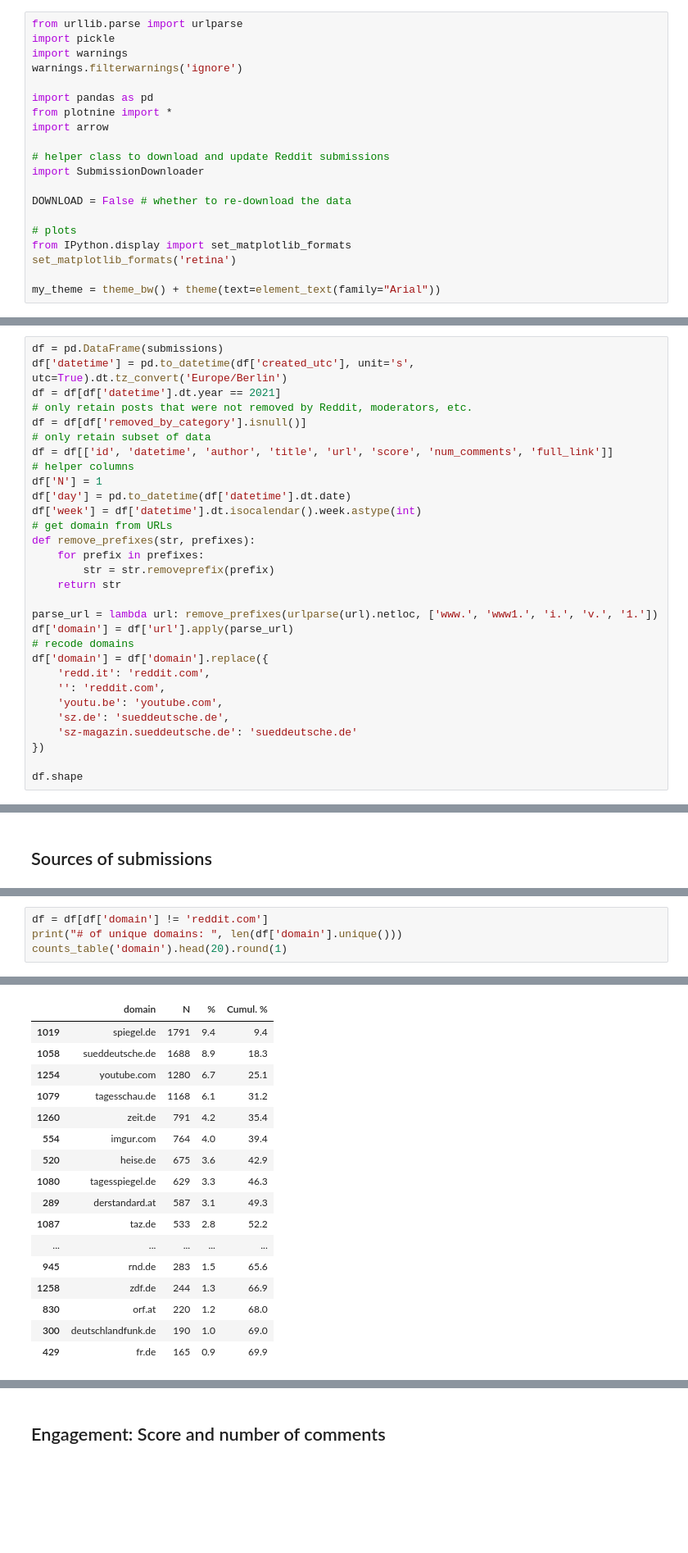
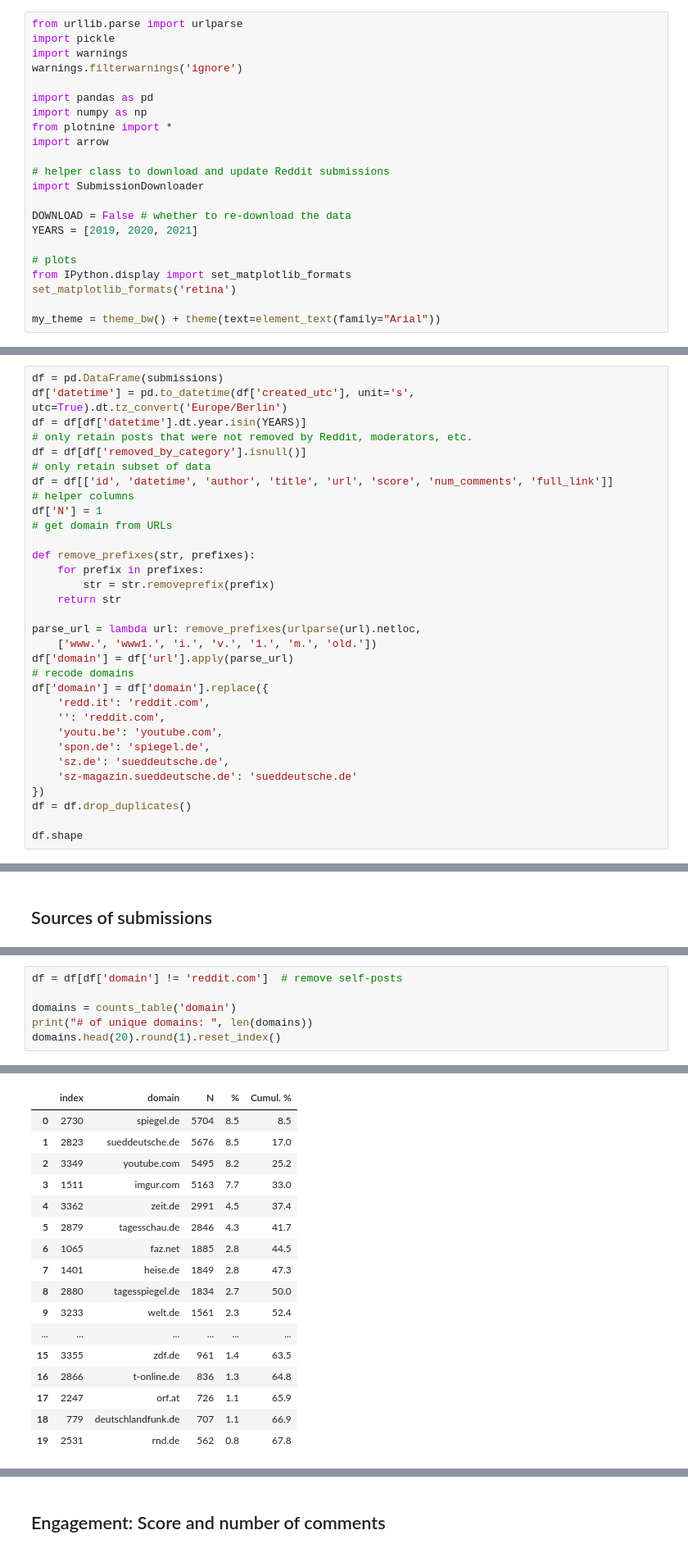
Before and after one commit to elbersb/reddit_media, a Jupyter notebook: reddit_analysis.ipynb, the cells around one changed output, grey strips where cells are left out. Shown at 82% size. Drawn from its saved outputs; the diff is of its cells as text; blank space fills up the shorter version.

```diff
--- a/reddit_analysis.ipynb
+++ b/reddit_analysis.ipynb
@@ -27,6 +27,7 @@ import warnings
 warnings.filterwarnings('ignore')
 
 import pandas as pd
+import numpy as np
 from plotnine import *
 import arrow
 
@@ -34,6 +35,7 @@ import arrow
 import SubmissionDownloader
 
 DOWNLOAD = False # whether to re-download the data
+YEARS = [2019, 2020, 2021]
 
 # plots
 from IPython.display import set_matplotlib_formats
@@ -72,31 +82,33 @@ All submissions that were deleted by Reddit or the moderators are also removed f
 # %%
 df = pd.DataFrame(submissions)
 df['datetime'] = pd.to_datetime(df['created_utc'], unit='s', utc=True).dt.tz_convert('Europe/Berlin')
-df = df[df['datetime'].dt.year == 2021]
+df = df[df['datetime'].dt.year.isin(YEARS)]
 # only retain posts that were not removed by Reddit, moderators, etc.
 df = df[df['removed_by_category'].isnull()]
 # only retain subset of data
 df = df[['id', 'datetime', 'author', 'title', 'url', 'score', 'num_comments', 'full_link']]
 # helper columns
 df['N'] = 1
-df['day'] = pd.to_datetime(df['datetime'].dt.date)
-df['week'] = df['datetime'].dt.isocalendar().week.astype(int)
 # get domain from URLs
+
 def remove_prefixes(str, prefixes):
     for prefix in prefixes:
         str = str.removeprefix(prefix)
     return str
 
-parse_url = lambda url: remove_prefixes(urlparse(url).netloc, ['www.', 'www1.', 'i.', 'v.', '1.'])
+parse_url = lambda url: remove_prefixes(urlparse(url).netloc,
+    ['www.', 'www1.', 'i.', 'v.', '1.', 'm.', 'old.'])
 df['domain'] = df['url'].apply(parse_url)
 # recode domains
 df['domain'] = df['domain'].replace({
     'redd.it': 'reddit.com',
     '': 'reddit.com',
     'youtu.be': 'youtube.com',
+    'spon.de': 'spiegel.de',
     'sz.de': 'sueddeutsche.de',
     'sz-magazin.sueddeutsche.de': 'sueddeutsche.de'
 })
+df = df.drop_duplicates()
 
 df.shape
 # %% [output]
@@ -171,7 +186,9 @@ more than half of all submissions.
 Besides youtube.com (video content) and imgur.com (image content), the remaining websites
 are all 'traditional' news outlets.
 # %%
-df = df[df['domain'] != 'reddit.com']
-print("# of unique domains: ", len(df['domain'].unique()))
-counts_table('domain').head(20).round(1)
+df = df[df['domain'] != 'reddit.com']  # remove self-posts
+
+domains = counts_table('domain')
+print("# of unique domains: ", len(domains))
+domains.head(20).round(1).reset_index()
 # %% [output]
@@ -179,18 +196,18 @@ counts_table('domain').head(20).round(1)
-|  | domain | N | % | Cumul. % |
-| 1019 | spiegel.de | 1791 | 9.4 | 9.4 |
-| 1058 | sueddeutsche.de | 1688 | 8.9 | 18.3 |
-| 1254 | youtube.com | 1280 | 6.7 | 25.1 |
-| 1079 | tagesschau.de | 1168 | 6.1 | 31.2 |
-| 1260 | zeit.de | 791 | 4.2 | 35.4 |
-| 554 | imgur.com | 764 | 4.0 | 39.4 |
-| 520 | heise.de | 675 | 3.6 | 42.9 |
-| 1080 | tagesspiegel.de | 629 | 3.3 | 46.3 |
-| 289 | derstandard.at | 587 | 3.1 | 49.3 |
-| 1087 | taz.de | 533 | 2.8 | 52.2 |
-| ... | ... | ... | ... | ... |
-| 945 | rnd.de | 283 | 1.5 | 65.6 |
-| 1258 | zdf.de | 244 | 1.3 | 66.9 |
-| 830 | orf.at | 220 | 1.2 | 68.0 |
-| 300 | deutschlandfunk.de | 190 | 1.0 | 69.0 |
-| 429 | fr.de | 165 | 0.9 | 69.9 |
+|  | index | domain | N | % | Cumul. % |
+| 0 | 2730 | spiegel.de | 5704 | 8.5 | 8.5 |
+| 1 | 2823 | sueddeutsche.de | 5676 | 8.5 | 17.0 |
+| 2 | 3349 | youtube.com | 5495 | 8.2 | 25.2 |
+| 3 | 1511 | imgur.com | 5163 | 7.7 | 33.0 |
+| 4 | 3362 | zeit.de | 2991 | 4.5 | 37.4 |
+| 5 | 2879 | tagesschau.de | 2846 | 4.3 | 41.7 |
+| 6 | 1065 | faz.net | 1885 | 2.8 | 44.5 |
+| 7 | 1401 | heise.de | 1849 | 2.8 | 47.3 |
+| 8 | 2880 | tagesspiegel.de | 1834 | 2.7 | 50.0 |
+| 9 | 3233 | welt.de | 1561 | 2.3 | 52.4 |
+| ... | ... | ... | ... | ... | ... |
+| 15 | 3355 | zdf.de | 961 | 1.4 | 63.5 |
+| 16 | 2866 | t-online.de | 836 | 1.3 | 64.8 |
+| 17 | 2247 | orf.at | 726 | 1.1 | 65.9 |
+| 18 | 779 | deutschlandfunk.de | 707 | 1.1 | 66.9 |
+| 19 | 2531 | rnd.de | 562 | 0.8 | 67.8 |
 # %% [markdown]
```
Also changed, not shown: parts of 31 cells of this notebook, 2 other files.
